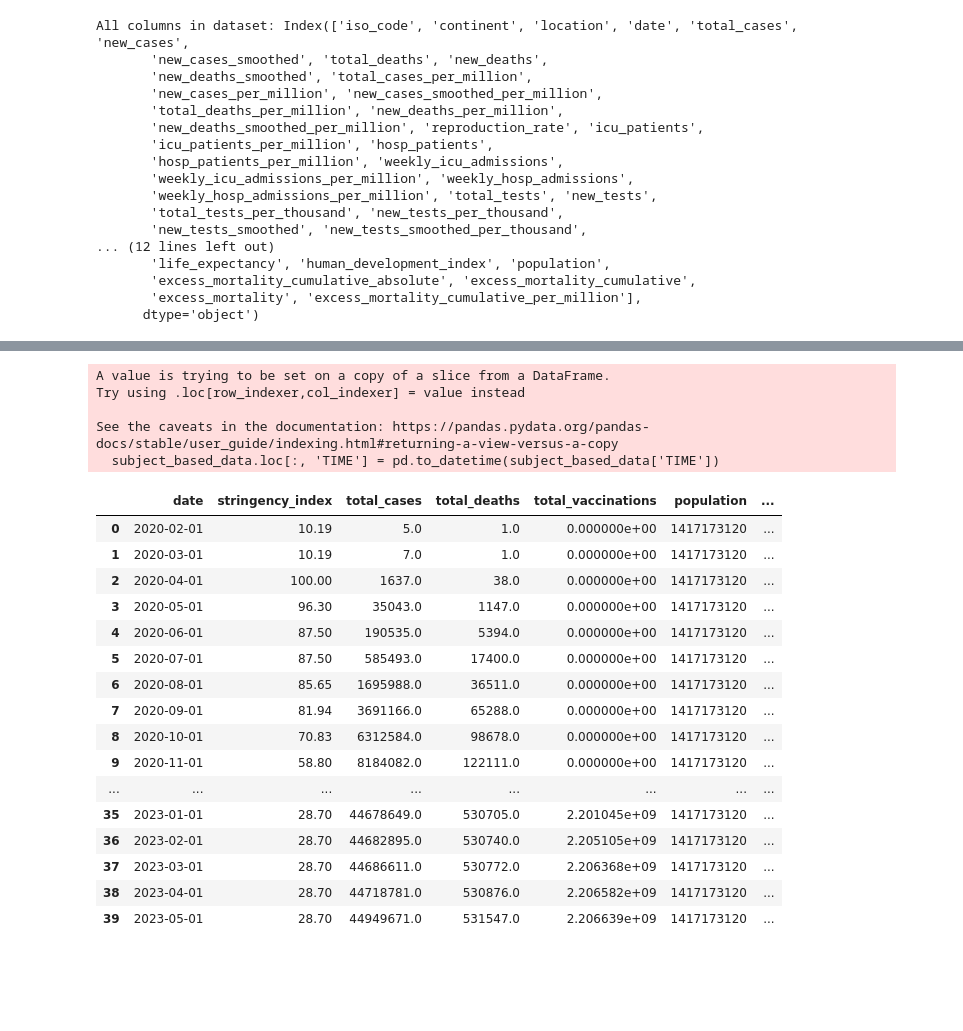
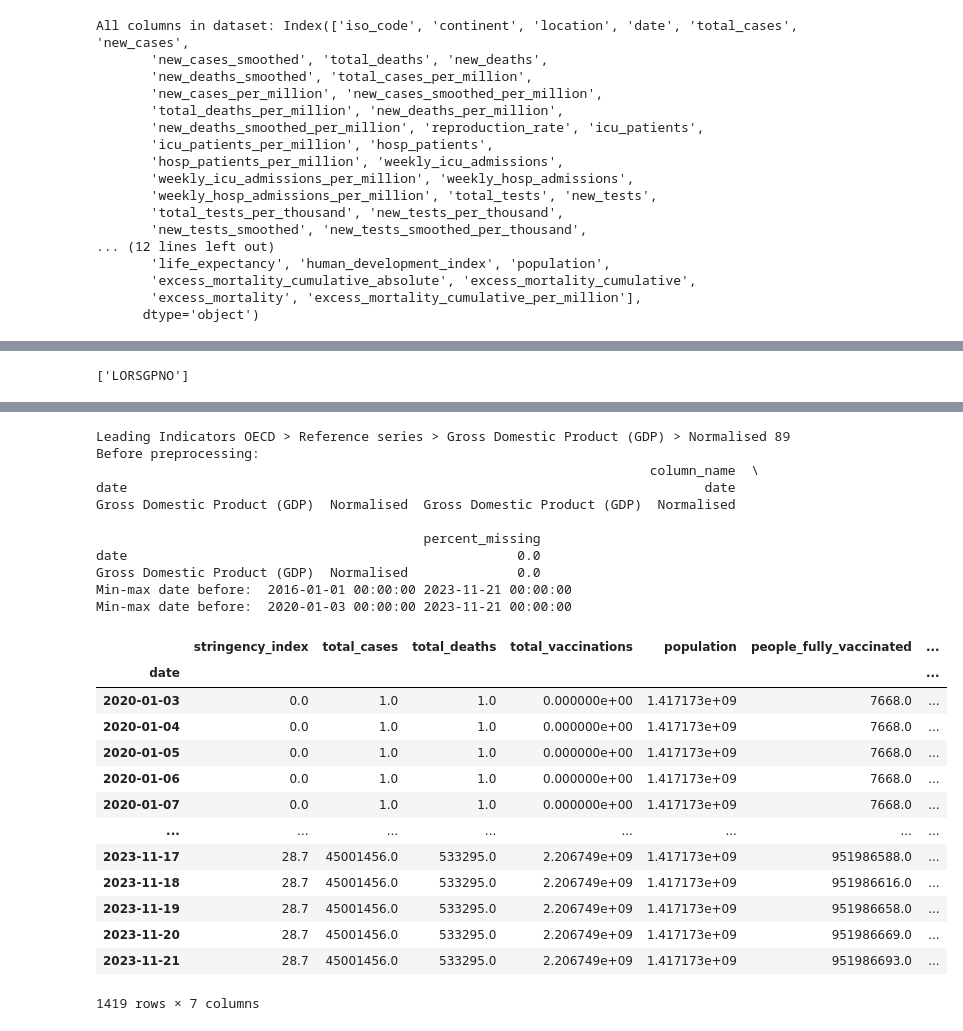
Before and after one commit to psymbio/sir_rl, a Jupyter notebook: 01_eda.ipynb, the cells around one changed output, grey strips where cells are left out. Saved outputs shown, nothing was run; the diff lists cells and outputs as text; code cells hidden in the pictures; blank space fills up the shorter version.

```diff
--- a/01_eda.ipynb
+++ b/01_eda.ipynb
@@ -62,2 +144,6 @@ print(f'MEI data locations: {mei_data["LOCATION"].unique()}')
+# %%
+print(mei_data.loc[(mei_data['LOCATION'] == LOCATION_CHOOSEN) & (mei_data["Frequency"] == "Monthly") & (mei_data["Subject"] == "Leading Indicators OECD > Reference series > Gross Domestic Product (GDP) > Normalised")]["SUBJECT"].unique())
+# %% [output]
+['LORSGPNO']
 # %%
 def merge_data(df, mei_data, subject_selected):
@@ -74,4 +182,4 @@ def merge_data(df, mei_data, subject_selected):
 # %%
-df = merge_data(df, mei_data, "Leading Indicators OECD > Reference series > Gross Domestic Product (GDP) > Normalised")
-print(df)
+df_merged = merge_data(df, mei_data, "Leading Indicators OECD > Reference series > Gross Domestic Product (GDP) > Normalised")
+df_merged
 # %% [output]
@@ -95,25 +195,25 @@ Leading Indicators OECD > Reference series > Gross Domestic Product (GDP) > Norm
-A value is trying to be set on a copy of a slice from a DataFrame.
-Try using .loc[row_indexer,col_indexer] = value instead
+Leading Indicators OECD > Reference series > Gross Domestic Product (GDP) > Normalised 89
+Before preprocessing:
+                                                                       column_name  \
+date                                                                          date
+Gross Domestic Product (GDP)  Normalised  Gross Domestic Product (GDP)  Normalised
 
-See the caveats in the documentation: https://pandas.pydata.org/pandas-docs/stable/user_guide/indexing.html#returning-a-view-versus-a-copy
-  subject_based_data.loc[:, 'TIME'] = pd.to_datetime(subject_based_data['TIME'])
+                                          percent_missing
+date                                                  0.0
+Gross Domestic Product (GDP)  Normalised              0.0
+Min-max date before:  2016-01-01 00:00:00 2023-11-21 00:00:00
+Min-max date before:  2020-01-03 00:00:00 2023-11-21 00:00:00
+|  | stringency_index | total_cases | total_deaths | total_vaccinations | population | people_fully_vaccinated | ... |
+| date |  |  |  |  |  |  | ... |
+| 2020-01-03 | 0.0 | 1.0 | 1.0 | 0.000000e+00 | 1.417173e+09 | 7668.0 | ... |
+| 2020-01-04 | 0.0 | 1.0 | 1.0 | 0.000000e+00 | 1.417173e+09 | 7668.0 | ... |
+| 2020-01-05 | 0.0 | 1.0 | 1.0 | 0.000000e+00 | 1.417173e+09 | 7668.0 | ... |
+| 2020-01-06 | 0.0 | 1.0 | 1.0 | 0.000000e+00 | 1.417173e+09 | 7668.0 | ... |
+| 2020-01-07 | 0.0 | 1.0 | 1.0 | 0.000000e+00 | 1.417173e+09 | 7668.0 | ... |
+| ... | ... | ... | ... | ... | ... | ... | ... |
+| 2023-11-17 | 28.7 | 45001456.0 | 533295.0 | 2.206749e+09 | 1.417173e+09 | 951986588.0 | ... |
+| 2023-11-18 | 28.7 | 45001456.0 | 533295.0 | 2.206749e+09 | 1.417173e+09 | 951986616.0 | ... |
+| 2023-11-19 | 28.7 | 45001456.0 | 533295.0 | 2.206749e+09 | 1.417173e+09 | 951986658.0 | ... |
+| 2023-11-20 | 28.7 | 45001456.0 | 533295.0 | 2.206749e+09 | 1.417173e+09 | 951986669.0 | ... |
+| 2023-11-21 | 28.7 | 45001456.0 | 533295.0 | 2.206749e+09 | 1.417173e+09 | 951986693.0 | ... |
+1419 rows × 7 columns
-# %%
-df
-# %% [output]
-|  | date | stringency_index | total_cases | total_deaths | total_vaccinations | population | ... |
-| 0 | 2020-02-01 | 10.19 | 5.0 | 1.0 | 0.000000e+00 | 1417173120 | ... |
-| 1 | 2020-03-01 | 10.19 | 7.0 | 1.0 | 0.000000e+00 | 1417173120 | ... |
-| 2 | 2020-04-01 | 100.00 | 1637.0 | 38.0 | 0.000000e+00 | 1417173120 | ... |
-| 3 | 2020-05-01 | 96.30 | 35043.0 | 1147.0 | 0.000000e+00 | 1417173120 | ... |
-| 4 | 2020-06-01 | 87.50 | 190535.0 | 5394.0 | 0.000000e+00 | 1417173120 | ... |
-| 5 | 2020-07-01 | 87.50 | 585493.0 | 17400.0 | 0.000000e+00 | 1417173120 | ... |
-| 6 | 2020-08-01 | 85.65 | 1695988.0 | 36511.0 | 0.000000e+00 | 1417173120 | ... |
-| 7 | 2020-09-01 | 81.94 | 3691166.0 | 65288.0 | 0.000000e+00 | 1417173120 | ... |
-| 8 | 2020-10-01 | 70.83 | 6312584.0 | 98678.0 | 0.000000e+00 | 1417173120 | ... |
-| 9 | 2020-11-01 | 58.80 | 8184082.0 | 122111.0 | 0.000000e+00 | 1417173120 | ... |
-| ... | ... | ... | ... | ... | ... | ... | ... |
-| 35 | 2023-01-01 | 28.70 | 44678649.0 | 530705.0 | 2.201045e+09 | 1417173120 | ... |
-| 36 | 2023-02-01 | 28.70 | 44682895.0 | 530740.0 | 2.205105e+09 | 1417173120 | ... |
-| 37 | 2023-03-01 | 28.70 | 44686611.0 | 530772.0 | 2.206368e+09 | 1417173120 | ... |
-| 38 | 2023-04-01 | 28.70 | 44718781.0 | 530876.0 | 2.206582e+09 | 1417173120 | ... |
-| 39 | 2023-05-01 | 28.70 | 44949671.0 | 531547.0 | 2.206639e+09 | 1417173120 | ... |
```
Also changed, not shown: parts of 16 cells of this notebook, 19 other files.
